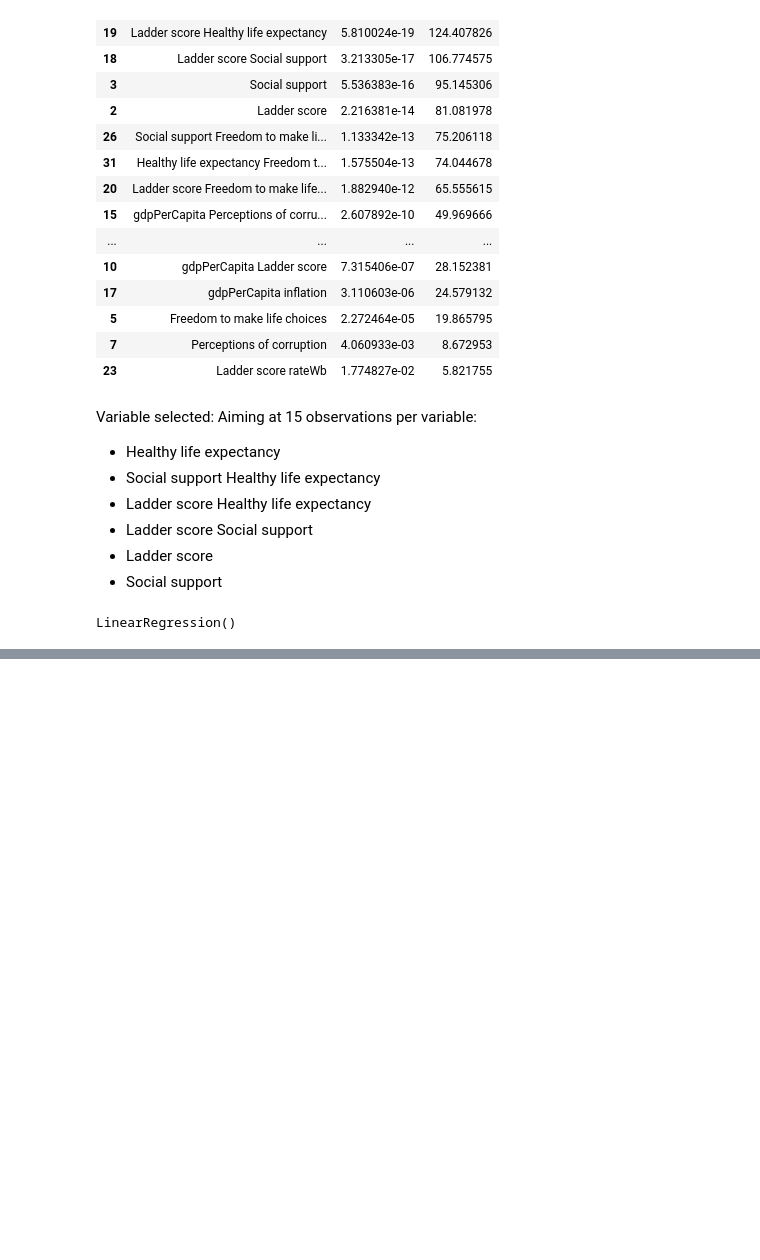
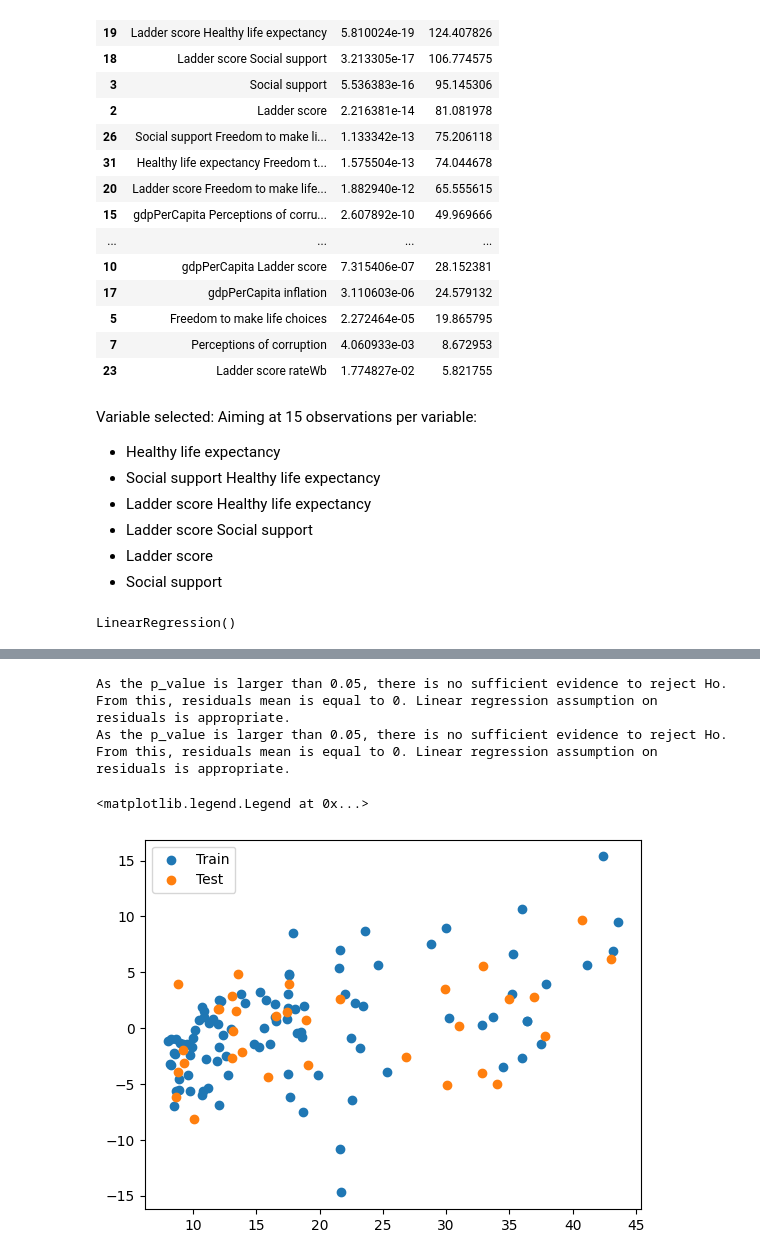
Before and after one commit to ngocmphan/global_birth_rate_analysis, a Jupyter notebook: birth_rate_analysis.ipynb, the cells around one changed output, grey strips where cells are left out. Drawn from its saved outputs; the diff is of its cells as text; code cells hidden in the pictures; blank space fills up the shorter version.

```diff
--- a/birth_rate_analysis.ipynb
+++ b/birth_rate_analysis.ipynb
@@ -451,0 +543,15 @@ Index(['Healthy life expectancy', 'Social support Healthy life expectancy',
+# %%
+# Zero mean
+residual_zero_mean(residuals_interact_train,6)
+residual_zero_mean(residuals_interact_test,6)
+# %% [output]
+As the p_value is larger than 0.05, there is no sufficient evidence to reject Ho. From this, residuals mean is equal to 0. Linear regression assumption on residuals is appropriate.
+As the p_value is larger than 0.05, there is no sufficient evidence to reject Ho. From this, residuals mean is equal to 0. Linear regression assumption on residuals is appropriate.
+# %%
+# Constant variance
+plt.scatter(y_train,residuals_interact_train)
+plt.scatter(y_test, residuals_interact_test)
+plt.legend(['Train', 'Test'])
+# %% [output]
+<matplotlib.legend.Legend at 0x...>
+[figure, added]
```
Also changed, not shown: parts of 15 cells of this notebook.
